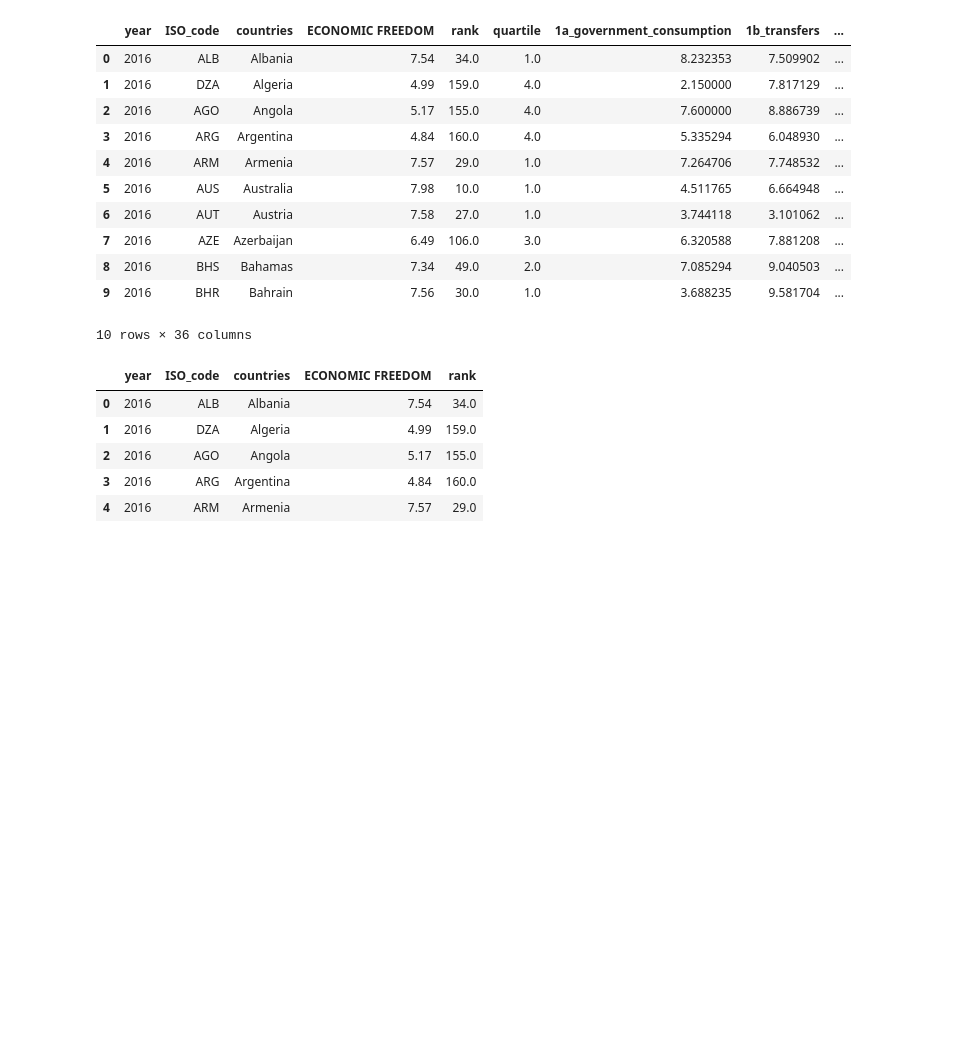
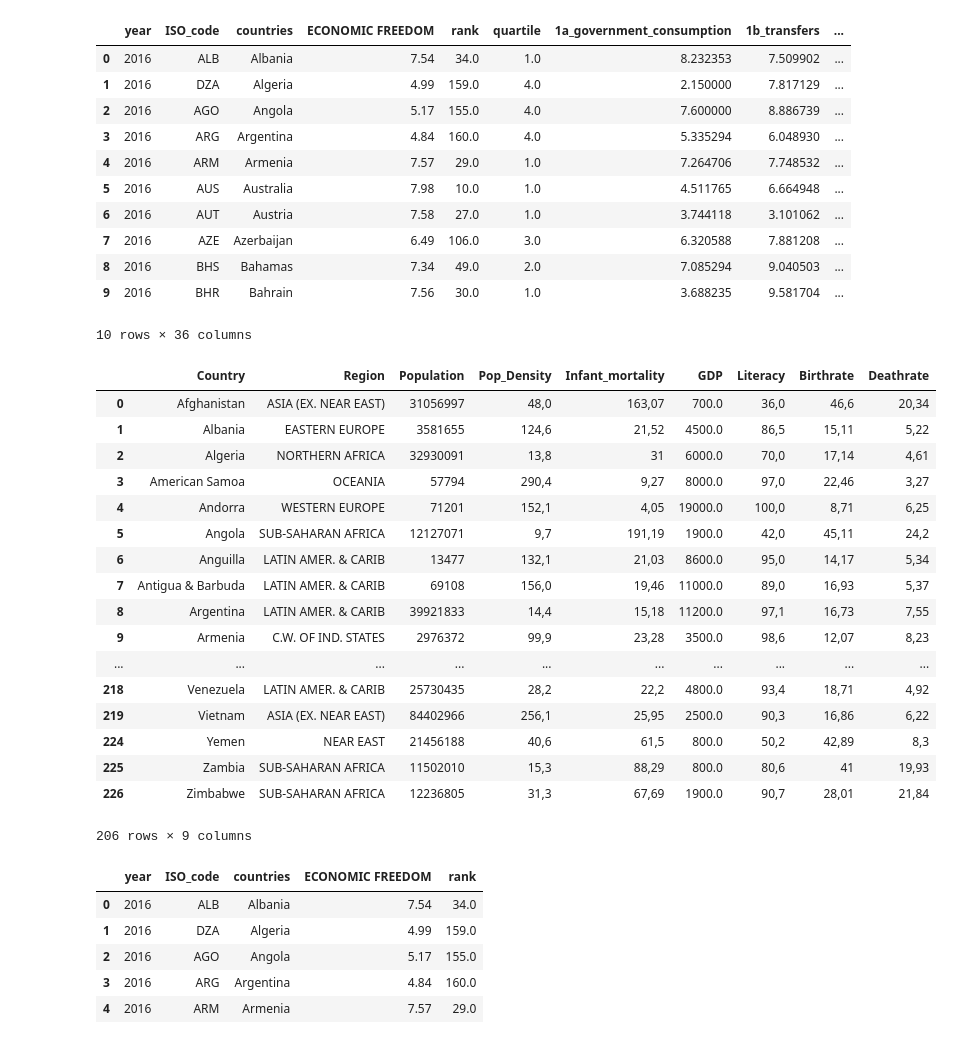
Before and after one commit to emilymorgans1/ETL_project, a Jupyter notebook: Code_File_v1.ipynb, the cells around one changed output. Saved outputs shown, nothing was run; the diff lists cells and outputs as text; code cells hidden in the pictures; blank space fills up the shorter version.

```diff
--- a/Code_File_v1.ipynb
+++ b/Code_File_v1.ipynb
@@ -32,8 +33,30 @@ happy_df.head(10)
 # %%
 clean_country = countries_df[["Country", "Region", "Population","Pop. Density (per sq. mi.)","Infant mortality (per 1000 births)","GDP ($ per capita)","Literacy (%)","Birthrate","Deathrate"]]
 clean_country.count()
 final_country = clean_country.dropna(how='any')
 final_country.dtypes
+country_demo = final_country.rename(
+    columns={"Pop. Density (per sq. mi.)": "Pop_Density","Infant mortality (per 1000 births)": "Infant_mortality","GDP ($ per capita)": "GDP","Literacy (%)":"Literacy"})
+country_demo
+# %% [output]
+|  | Country | Region | Population | Pop_Density | Infant_mortality | GDP | Literacy | Birthrate | Deathrate |
+| 0 | Afghanistan | ASIA (EX. NEAR EAST) | 31056997 | 48,0 | 163,07 | 700.0 | 36,0 | 46,6 | 20,34 |
+| 1 | Albania | EASTERN EUROPE | 3581655 | 124,6 | 21,52 | 4500.0 | 86,5 | 15,11 | 5,22 |
+| 2 | Algeria | NORTHERN AFRICA | 32930091 | 13,8 | 31 | 6000.0 | 70,0 | 17,14 | 4,61 |
+| 3 | American Samoa | OCEANIA | 57794 | 290,4 | 9,27 | 8000.0 | 97,0 | 22,46 | 3,27 |
+| 4 | Andorra | WESTERN EUROPE | 71201 | 152,1 | 4,05 | 19000.0 | 100,0 | 8,71 | 6,25 |
+| 5 | Angola | SUB-SAHARAN AFRICA | 12127071 | 9,7 | 191,19 | 1900.0 | 42,0 | 45,11 | 24,2 |
+| 6 | Anguilla | LATIN AMER. & CARIB | 13477 | 132,1 | 21,03 | 8600.0 | 95,0 | 14,17 | 5,34 |
+| 7 | Antigua & Barbuda | LATIN AMER. & CARIB | 69108 | 156,0 | 19,46 | 11000.0 | 89,0 | 16,93 | 5,37 |
+| 8 | Argentina | LATIN AMER. & CARIB | 39921833 | 14,4 | 15,18 | 11200.0 | 97,1 | 16,73 | 7,55 |
+| 9 | Armenia | C.W. OF IND. STATES | 2976372 | 99,9 | 23,28 | 3500.0 | 98,6 | 12,07 | 8,23 |
+| ... | ... | ... | ... | ... | ... | ... | ... | ... | ... |
+| 218 | Venezuela | LATIN AMER. & CARIB | 25730435 | 28,2 | 22,2 | 4800.0 | 93,4 | 18,71 | 4,92 |
+| 219 | Vietnam | ASIA (EX. NEAR EAST) | 84402966 | 256,1 | 25,95 | 2500.0 | 90,3 | 16,86 | 6,22 |
+| 224 | Yemen | NEAR EAST | 21456188 | 40,6 | 61,5 | 800.0 | 50,2 | 42,89 | 8,3 |
+| 225 | Zambia | SUB-SAHARAN AFRICA | 11502010 | 15,3 | 88,29 | 800.0 | 80,6 | 41 | 19,93 |
+| 226 | Zimbabwe | SUB-SAHARAN AFRICA | 12236805 | 31,3 | 67,69 | 1900.0 | 90,7 | 28,01 | 21,84 |
+206 rows × 9 columns
 # %%
 new_happy_df= happy_df[['year', 'ISO_code', 'countries', 'ECONOMIC FREEDOM', 'rank']].copy()
 new_happy_df.head()
```
Also changed, not shown: parts of 5 cells of this notebook.
